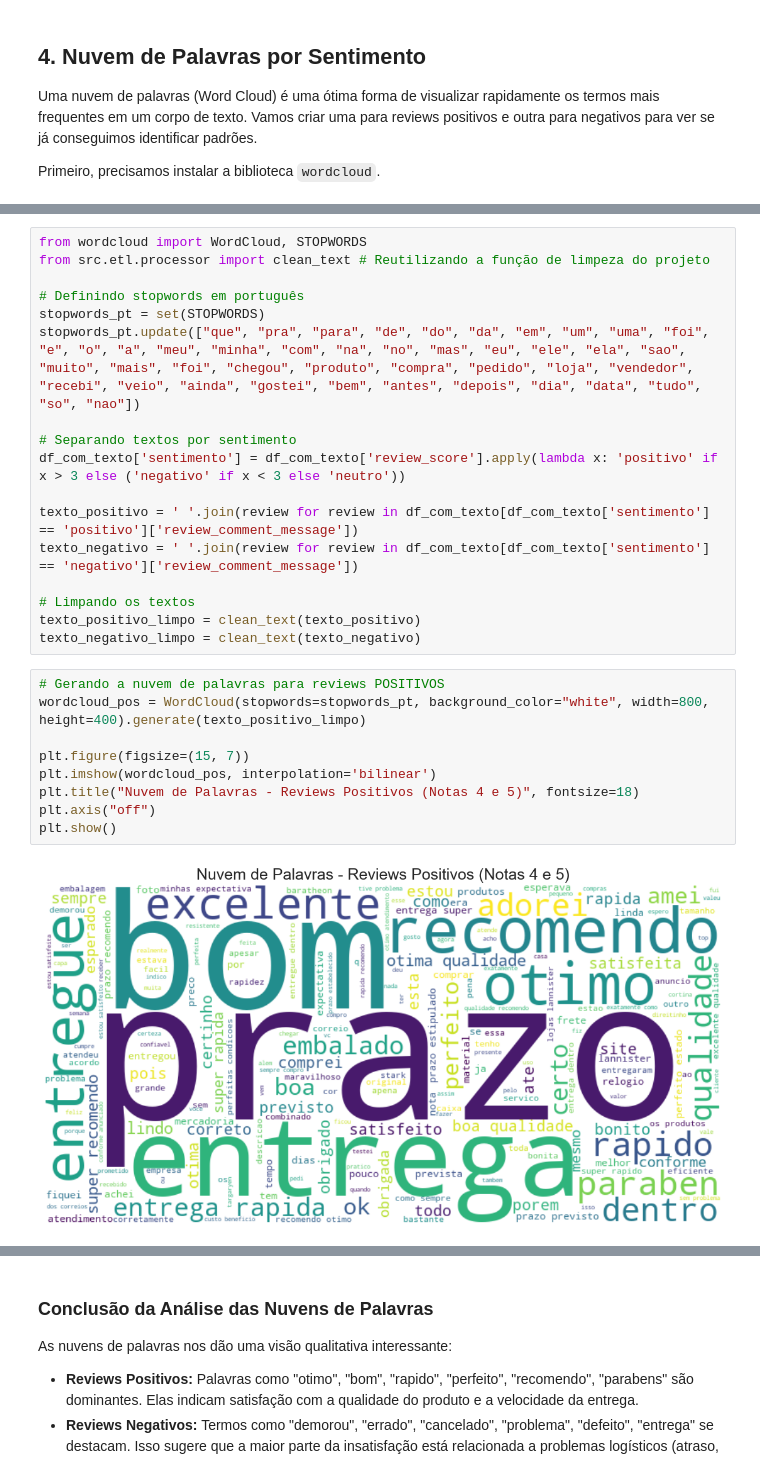
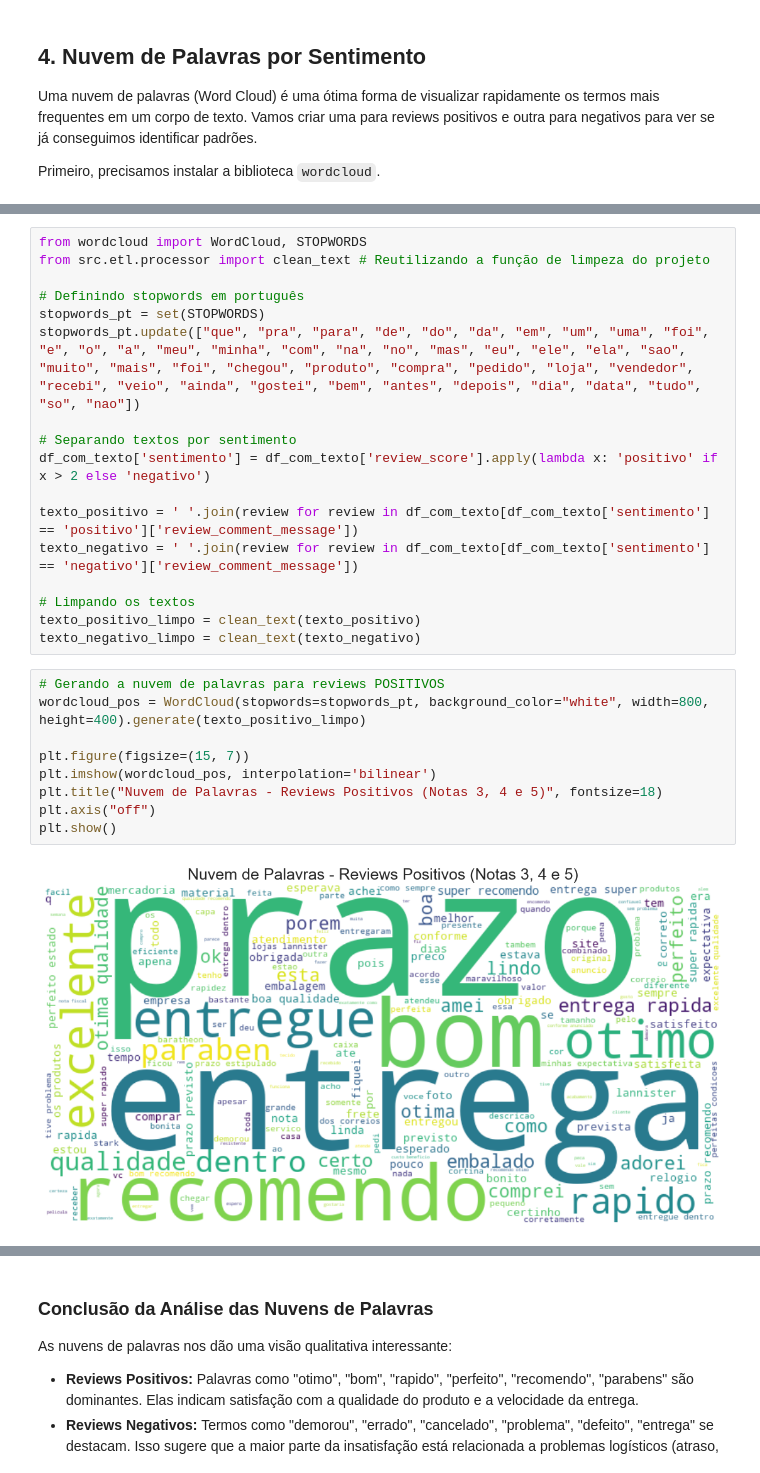
Before and after one commit to ahmiura/ML_projeto_final, a Jupyter notebook: notebooks/analisa_dados_olist_reviews.ipynb, the cells around one changed output, grey strips where cells are left out. Drawn from its saved outputs; the diff is of its cells as text.

```diff
--- a/notebooks/analisa_dados_olist_reviews.ipynb
+++ b/notebooks/analisa_dados_olist_reviews.ipynb
@@ -149,7 +141,7 @@ stopwords_pt = set(STOPWORDS)
 stopwords_pt.update(["que", "pra", "para", "de", "do", "da", "em", "um", "uma", "foi", "e", "o", "a", "meu", "minha", "com", "na", "no", "mas", "eu", "ele", "ela", "sao", "muito", "mais", "foi", "chegou", "produto", "compra", "pedido", "loja", "vendedor", "recebi", "veio", "ainda", "gostei", "bem", "antes", "depois", "dia", "data", "tudo", "so", "nao"])
 
 # Separando textos por sentimento
-df_com_texto['sentimento'] = df_com_texto['review_score'].apply(lambda x: 'positivo' if x > 3 else ('negativo' if x < 3 else 'neutro'))
+df_com_texto['sentimento'] = df_com_texto['review_score'].apply(lambda x: 'positivo' if x > 2 else 'negativo')
 
 texto_positivo = ' '.join(review for review in df_com_texto[df_com_texto['sentimento'] == 'positivo']['review_comment_message'])
 texto_negativo = ' '.join(review for review in df_com_texto[df_com_texto['sentimento'] == 'negativo']['review_comment_message'])
@@ -160,14 +152,14 @@ texto_negativo_limpo = clean_text(texto_negativo)
 # %%
 # Gerando a nuvem de palavras para reviews POSITIVOS
 wordcloud_pos = WordCloud(stopwords=stopwords_pt, background_color="white", width=800, height=400).generate(texto_positivo_limpo)
 
 plt.figure(figsize=(15, 7))
 plt.imshow(wordcloud_pos, interpolation='bilinear')
-plt.title("Nuvem de Palavras - Reviews Positivos (Notas 4 e 5)", fontsize=18)
+plt.title("Nuvem de Palavras - Reviews Positivos (Notas 3, 4 e 5)", fontsize=18)
 plt.axis("off")
 plt.show()
 # %% [output]
-[figure, old version]
+[figure, new version]
 # %%
 # Gerando a nuvem de palavras para reviews NEGATIVOS
 wordcloud_neg = WordCloud(stopwords=stopwords_pt, background_color="#111111", colormap='Reds', width=800, height=400).generate(texto_negativo_limpo)
```
Also changed, not shown: parts of 3 cells of this notebook, 1 other file.
